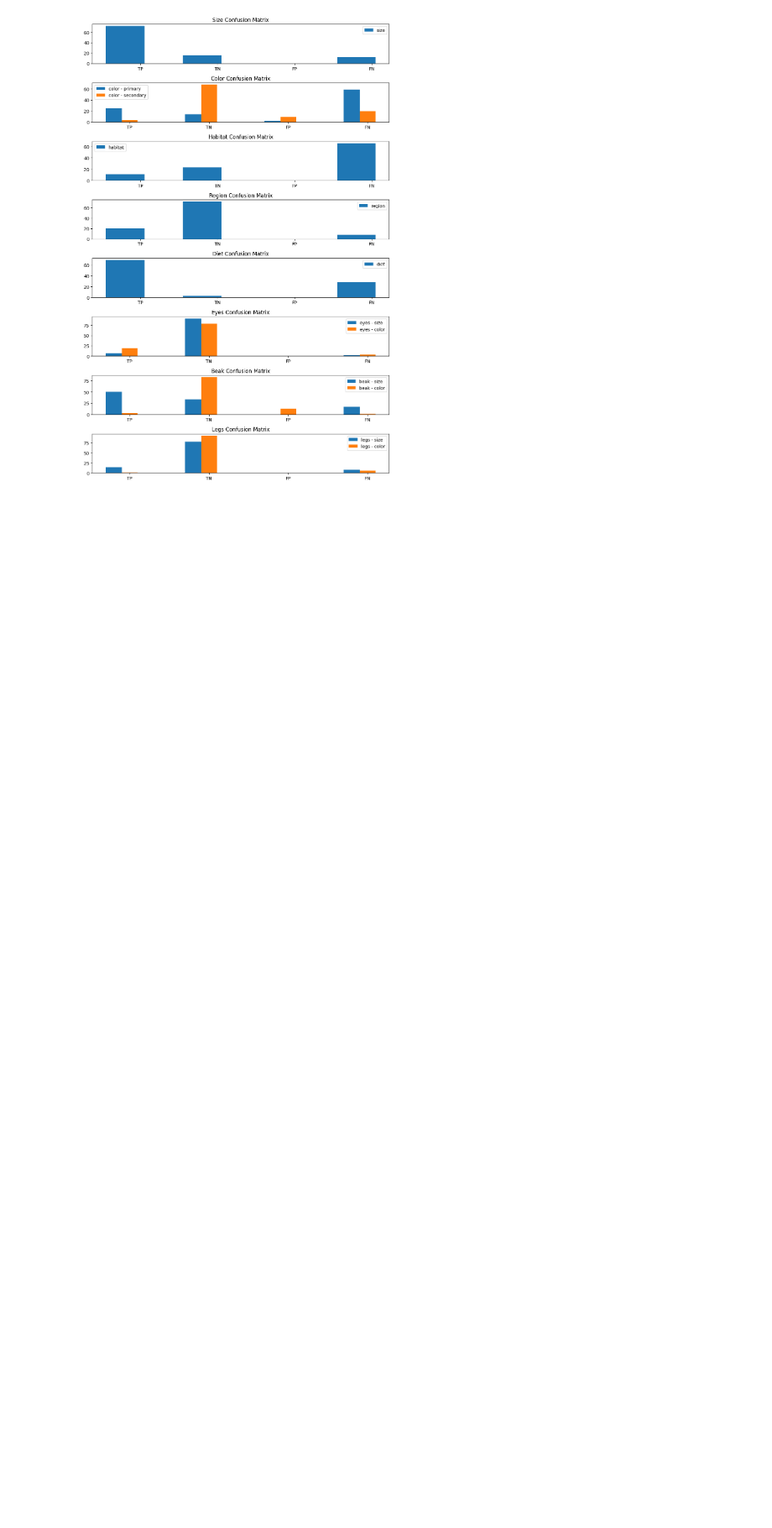
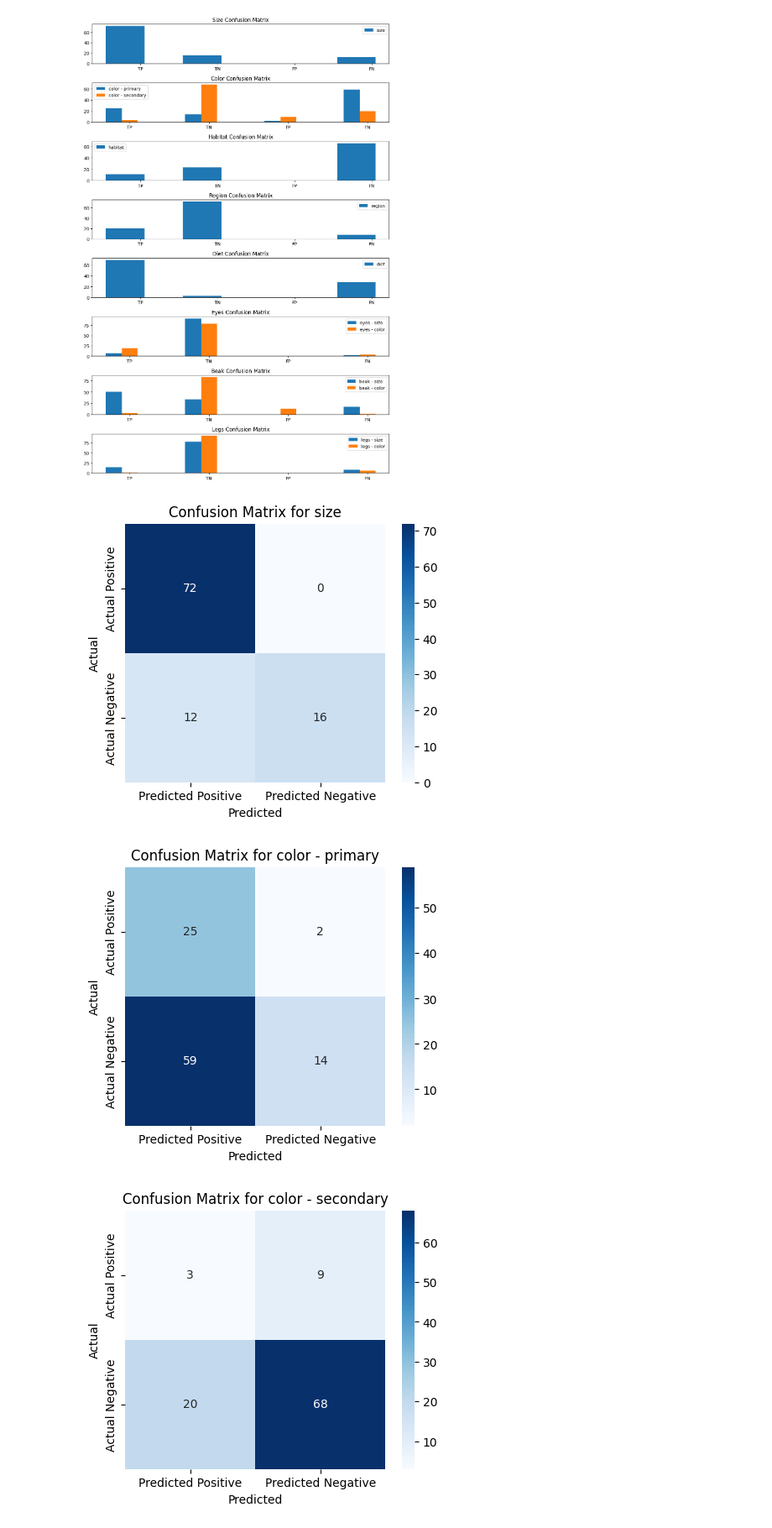
Before and after one commit to HarinduR/FeatherFind, a Jupyter notebook: FeatherFinder.ipynb, the cells around one changed output. Shown: that part at 84% size. Cells and saved outputs as stored; diff of their text form; code cells hidden in the pictures; blank space fills up the shorter version.

Commit message:
Confusion matrixes were calculated

```diff
--- a/FeatherFinder.ipynb
+++ b/FeatherFinder.ipynb
@@ -2040,3 +2040,69 @@ def plot_evaluation_results():
 plot_evaluation_results()
 # %% [output]
 [figure]
+# %%
+import matplotlib.pyplot as plt
+import seaborn as sns
+
+def plot_confusion_matrices(evaluation_dict):
+    """
+    Plot confusion matrices for each feature (size, color, habitat, etc.) from the evaluation results.
+    """
+    categories = list(evaluation_dict.keys())
+
+    for category in categories:
+        category_data = evaluation_dict[category]
+        if isinstance(category_data, dict):
+            # Check if the category contains subcategories (each value is a dict of metrics)
+            # Determine this by checking the type of the first entry's value
+            first_key = next(iter(category_data.keys()), None)
+            has_subcategories = False
+            if first_key is not None:
+                first_value = category_data.get(first_key)
+                if isinstance(first_value, dict):
+                    has_subcategories = True
+
+            if has_subcategories:
+                # Process each subcategory under the main category
+                for subcategory in category_data:
+                    subcategory_data = category_data[subcategory]
+                    # Extract TP, FP, FN, TN values
+                    matrix = [
+                        [subcategory_data.get("TP", 0), subcategory_data.get("FP", 0)],
+                        [subcategory_data.get("FN", 0), subcategory_data.get("TN", 0)]
+                    ]
+                    # Plot confusion matrix
+                    plt.figure(figsize=(5, 4))
+                    sns.heatmap(matrix, annot=True, fmt="d", cmap="Blues",
+                                xticklabels=["Predicted Positive", "Predicted Negative"],
+                                yticklabels=["Actual Positive", "Actual Negative"])
+                    plt.title(f"Confusion Matrix for {category} - {subcategory}")
+                    plt.ylabel('Actual')
+                    plt.xlabel('Predicted')
+                    plt.show()
+            else:
+                # Process the main category directly as it contains metrics
+                matrix = [
+                    [category_data.get("TP", 0), category_data.get("FP", 0)],
+                    [category_data.get("FN", 0), category_data.get("TN", 0)]
+                ]
+                # Plot confusion matrix
+                plt.figure(figsize=(5, 4))
+                sns.heatmap(matrix, annot=True, fmt="d", cmap="Blues",
+                            xticklabels=["Predicted Positive", "Predicted Negative"],
+                            yticklabels=["Actual Positive", "Actual Negative"])
+                plt.title(f"Confusion Matrix for {category}")
+                plt.ylabel('Actual')
+                plt.xlabel('Predicted')
+                plt.show()
+        else:
+            # Handle cases where the category data is not a dictionary (if applicable)
+            print(f"Skipping {category} as it is not a dictionary.")
+
+# Example usage:
+evaluation_dict = advanced_evaluation()
+plot_confusion_matrices(evaluation_dict)
+# %% [output]
+[figure, added]
+[figure, added]
+[figure, added]
```
Also changed, not shown: parts of 1 cell of this notebook.
